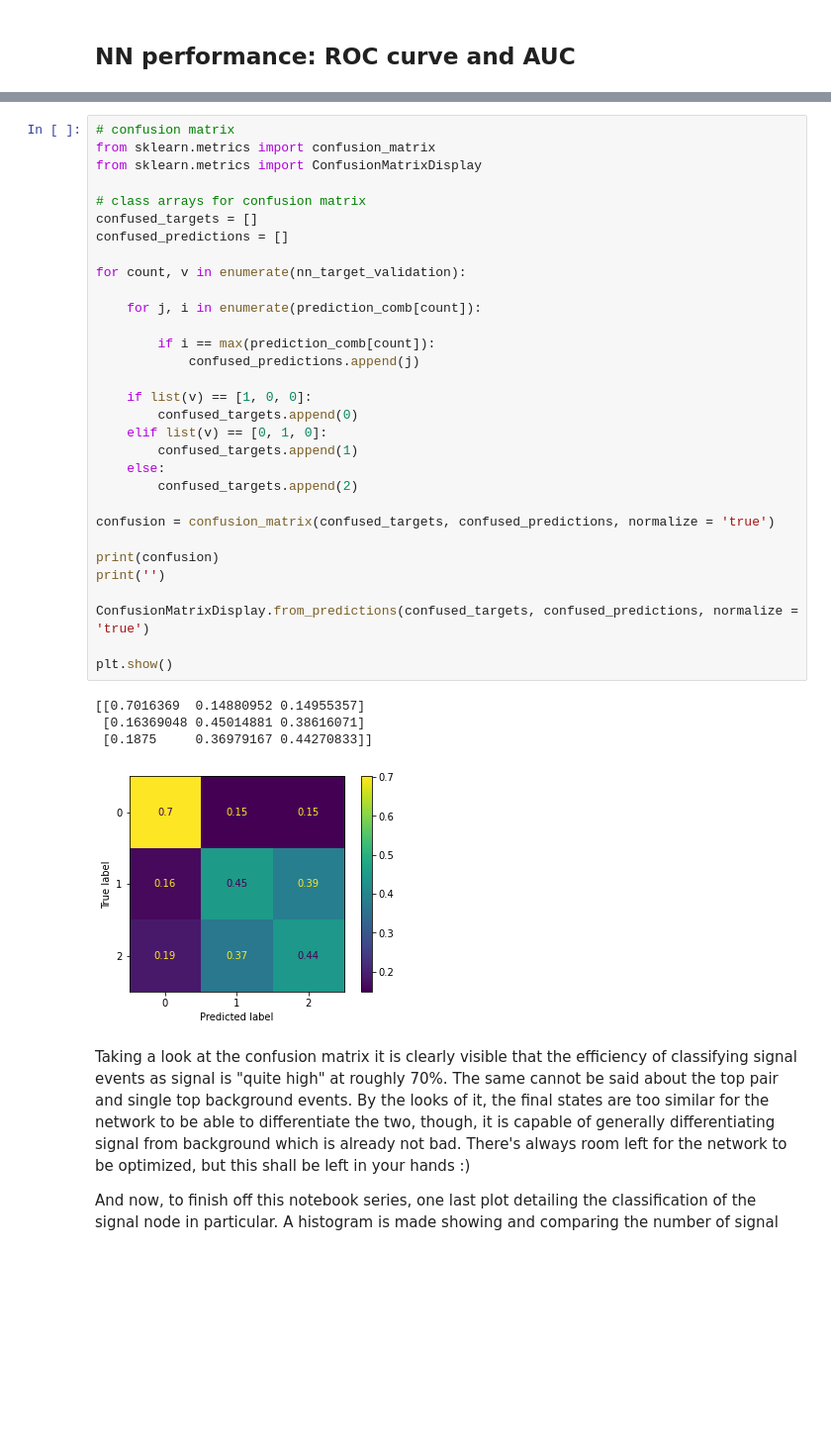
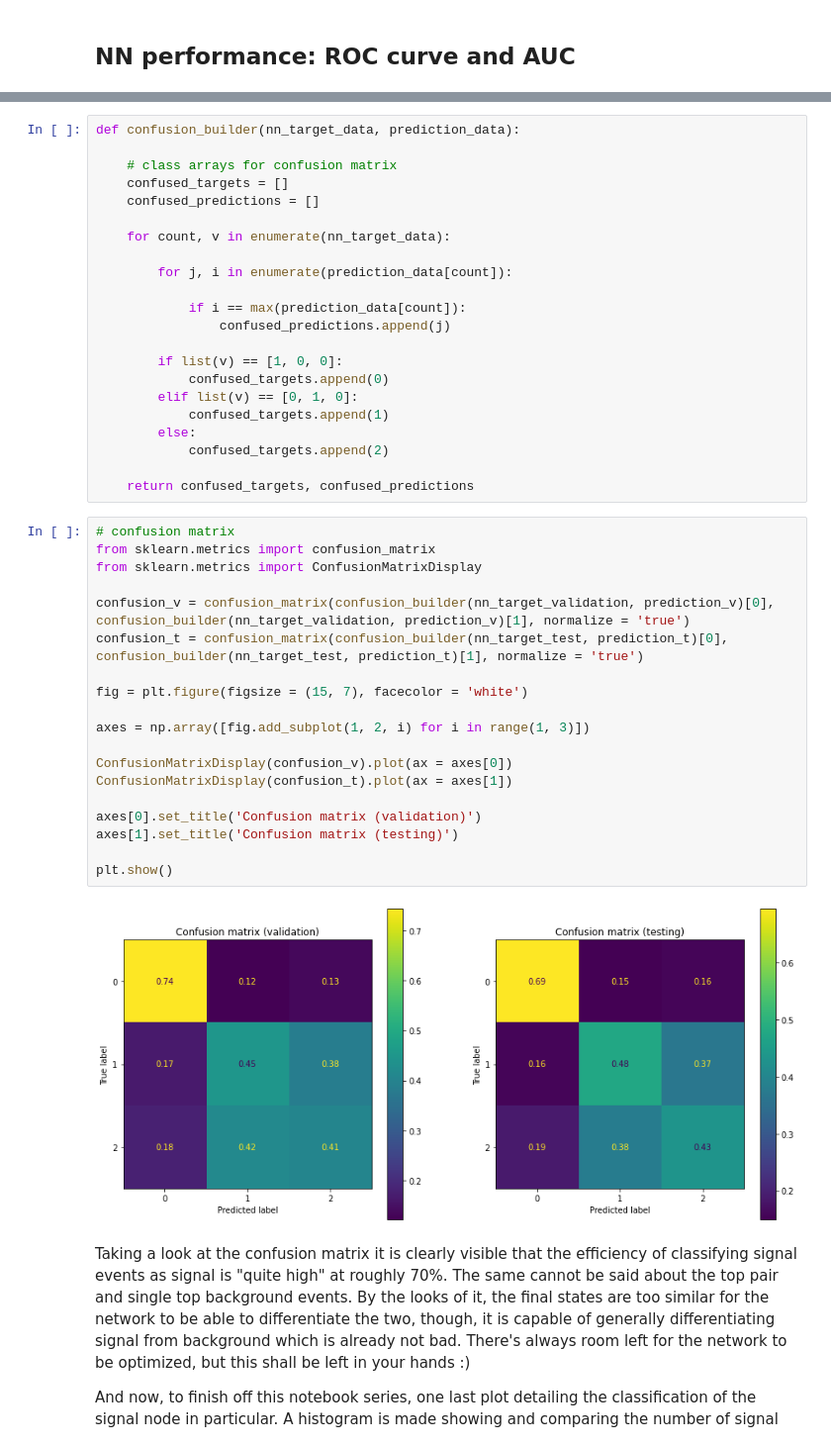
Before and after one commit to ArtMk/lhc-ml, a Jupyter notebook: 05_Training_in_Physics.ipynb, the cells around one changed output, grey strips where cells are left out. Shown at 99% size. Cells and saved outputs as stored; diff of their text form; blank space fills up the shorter version.

```diff
--- a/05_Training_in_Physics.ipynb
+++ b/05_Training_in_Physics.ipynb
@@ -281,39 +311,46 @@ To study the exact classification of the various events into the process classes
+# %%
+def confusion_builder(nn_target_data, prediction_data):
+
+    # class arrays for confusion matrix
+    confused_targets = []
+    confused_predictions = []
+
+    for count, v in enumerate(nn_target_data):
+
+        for j, i in enumerate(prediction_data[count]):
+
+            if i == max(prediction_data[count]):
+                confused_predictions.append(j)
+
+        if list(v) == [1, 0, 0]:
+            confused_targets.append(0)
+        elif list(v) == [0, 1, 0]:
+            confused_targets.append(1)
+        else:
+            confused_targets.append(2)
+
+    return confused_targets, confused_predictions
 # %%
 # confusion matrix
 from sklearn.metrics import confusion_matrix
 from sklearn.metrics import ConfusionMatrixDisplay
 
-# class arrays for confusion matrix
-confused_targets = []
-confused_predictions = []
+confusion_v = confusion_matrix(confusion_builder(nn_target_validation, prediction_v)[0], confusion_builder(nn_target_validation, prediction_v)[1], normalize = 'true')
+confusion_t = confusion_matrix(confusion_builder(nn_target_test, prediction_t)[0], confusion_builder(nn_target_test, prediction_t)[1], normalize = 'true')
 
-for count, v in enumerate(nn_target_validation):
+fig = plt.figure(figsize = (15, 7), facecolor = 'white')
 
-    for j, i in enumerate(prediction_comb[count]):
+axes = np.array([fig.add_subplot(1, 2, i) for i in range(1, 3)])
 
-        if i == max(prediction_comb[count]):
-            confused_predictions.append(j)
+ConfusionMatrixDisplay(confusion_v).plot(ax = axes[0])
+ConfusionMatrixDisplay(confusion_t).plot(ax = axes[1])
 
-    if list(v) == [1, 0, 0]:
-        confused_targets.append(0)
-    elif list(v) == [0, 1, 0]:
-        confused_targets.append(1)
-    else:
-        confused_targets.append(2)
-
-confusion = confusion_matrix(confused_targets, confused_predictions, normalize = 'true')
-
-print(confusion)
-print('')
-
-ConfusionMatrixDisplay.from_predictions(confused_targets, confused_predictions, normalize = 'true')
+axes[0].set_title('Confusion matrix (validation)')
+axes[1].set_title('Confusion matrix (testing)')
 
 plt.show()
 # %% [output]
-[[0.7016369  0.14880952 0.14955357]
- [0.16369048 0.45014881 0.38616071]
- [0.1875     0.36979167 0.44270833]]
-[figure, old version]
+[figure, new version]
 # %% [markdown]
 Taking a look at the confusion matrix it is clearly visible that the efficiency of classifying signal events as signal is "quite high" at roughly 70%. The same cannot be said about the top pair and single top background events. By the looks of it, the final states are too similar for the network to be able to differentiate the two, though, it is capable of generally differentiating signal from background which is already not bad. There's always room left for the network to be optimized, but this shall be left in your hands :)
 
```
Also changed, not shown: parts of 15 cells of this notebook.
